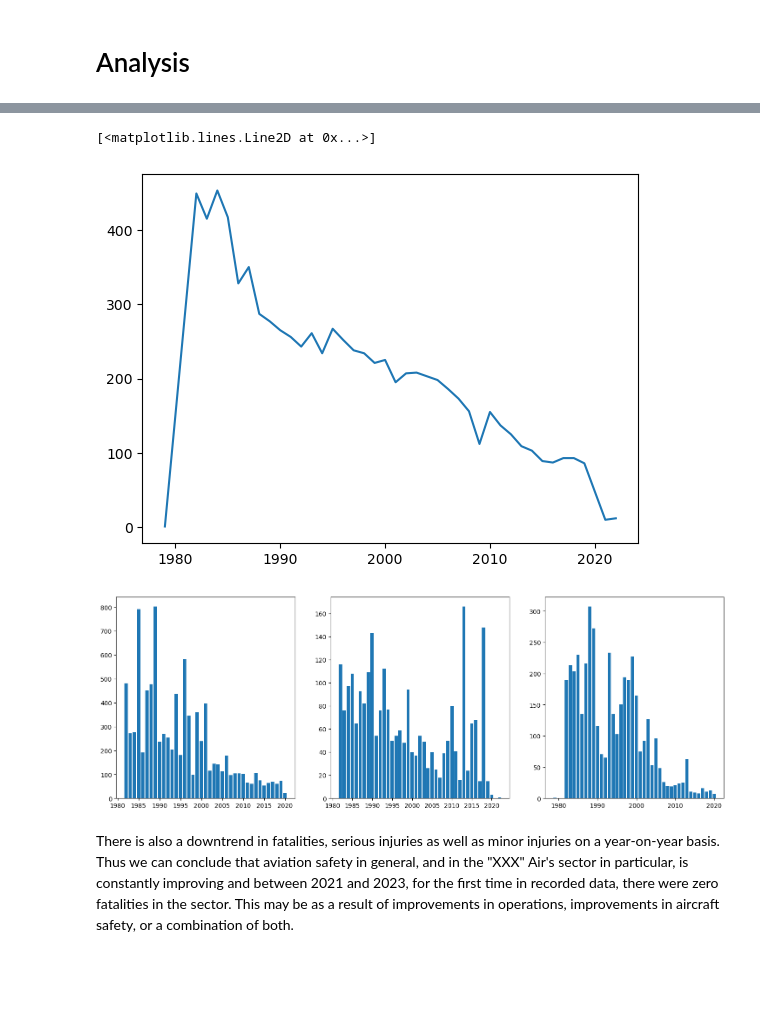
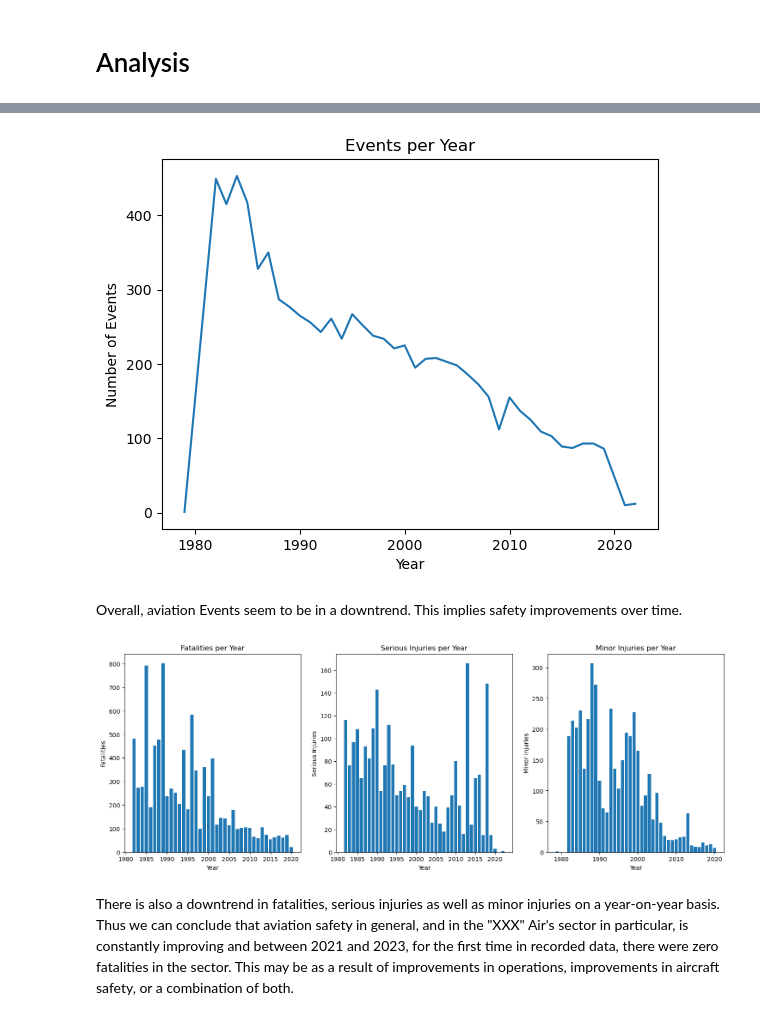
Before and after one commit to Luwate/dsc-phase-1-project, a Jupyter notebook: student.ipynb, the cells around one changed output, grey strips where cells are left out. Saved outputs shown, nothing was run; the diff lists cells and outputs as text; code cells hidden in the pictures; blank space fills up the shorter version.

Commit message:
Add files, recommendations and chart details

```diff
--- a/student.ipynb
+++ b/student.ipynb
@@ -673,7 +671,8 @@ make_mapping = {
     'Learjet' : ['Learjet', 'Learjet Inc'],
     'Gates Learjet' : ['Gates Learjet', 'Gates Learjet Corp.'],
     'Saab' : ['Saab', 'Saab-Scania Ab (Saab)'],
-    'Dassault': ['Dassault', 'Dassault-Breguet', 'Dassault Aviation']
+    'Dassault': ['Dassault', 'Dassault-Breguet', 'Dassault Aviation'],
+    'Fairchild Swearingen': ['Fairchild Swearingen', 'Fairchild', 'Swearingen']
 
 }
 
@@ -725,9 +726,14 @@ dtype: int64
 # %%
 fig, ax = plt.subplots()
 ax.plot(accidents_per_year.index, accidents_per_year.values)
+ax.set_title('Events per Year')
+ax.set_xlabel("Year")
+ax.set_ylabel("Number of Events")
+plt.savefig("./images/events_per_year.png")
 # %% [output]
-[<matplotlib.lines.Line2D at 0x...>]
-[figure, old version]
+[figure, new version]
+# %% [markdown]
+Overall, aviation Events seem to be in a downtrend. This implies safety improvements over time.
 # %%
 fatalities_per_year = df_cleaned[df_cleaned['Total.Fatal.Injuries']>=1].groupby(df_cleaned['Event.Date'].dt.year)['Total.Fatal.Injuries'].sum()
 serious_injuries_per_year = df_cleaned[df_cleaned['Total.Serious.Injuries']>=1].groupby(df_cleaned['Event.Date'].dt.year)['Total.Serious.Injuries'].sum()
@@ -735,10 +741,20 @@ minor_injuries_per_year = df_cleaned[df_cleaned['Total.Minor.Injuries']>=1].grou
 # %%
 fig, ax = plt.subplots(nrows = 1, ncols =3, figsize=(18,6))
 ax[0].bar(fatalities_per_year.index, fatalities_per_year.values)
+ax[0].set_title('Fatalities per Year')
+ax[0].set_xlabel("Year")
+ax[0].set_ylabel("Fatalities")
 ax[1].bar(serious_injuries_per_year.index, serious_injuries_per_year.values)
-ax[2].bar(minor_injuries_per_year.index, minor_injuries_per_year.values);
+ax[1].set_title('Serious Injuries per Year')
+ax[1].set_xlabel("Year")
+ax[1].set_ylabel("Serious Injuries")
+ax[2].bar(minor_injuries_per_year.index, minor_injuries_per_year.values)
+ax[2].set_title('Minor Injuries per Year')
+ax[2].set_xlabel("Year")
+ax[2].set_ylabel("Minor Injuries")
+plt.savefig('./images/casualties_per_year.png');
 # %% [output]
-[figure, old version]
+[figure, new version]
 # %% [markdown]
 There is also a downtrend in fatalities, serious injuries as well as minor injuries on a year-on-year basis. Thus we can conclude that aviation safety in general, and in the "XXX" Air's sector in particular, is constantly improving and between 2021 and 2023, for the first time in recorded data, there were zero fatalities in the sector. This may be as a result of improvements in operations, improvements in aircraft safety, or a combination of both.
 # %% [markdown]
```
Also changed, not shown: parts of 67 cells of this notebook, 17 other files.
